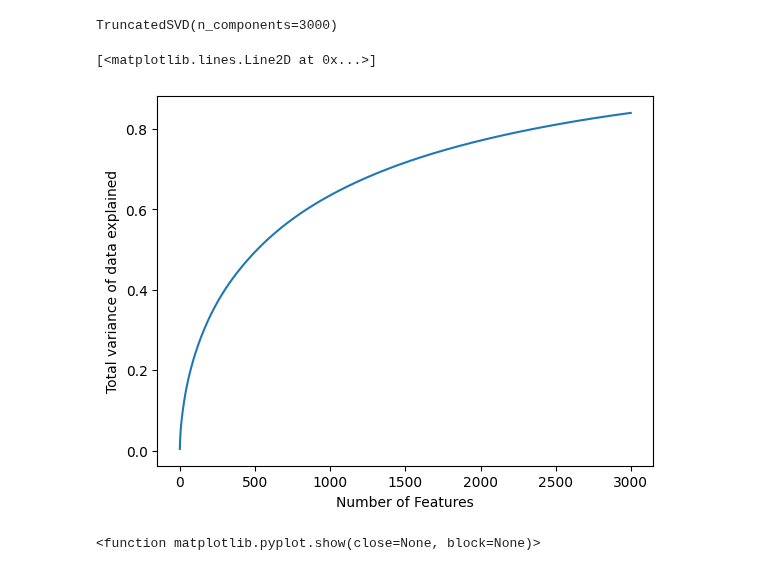
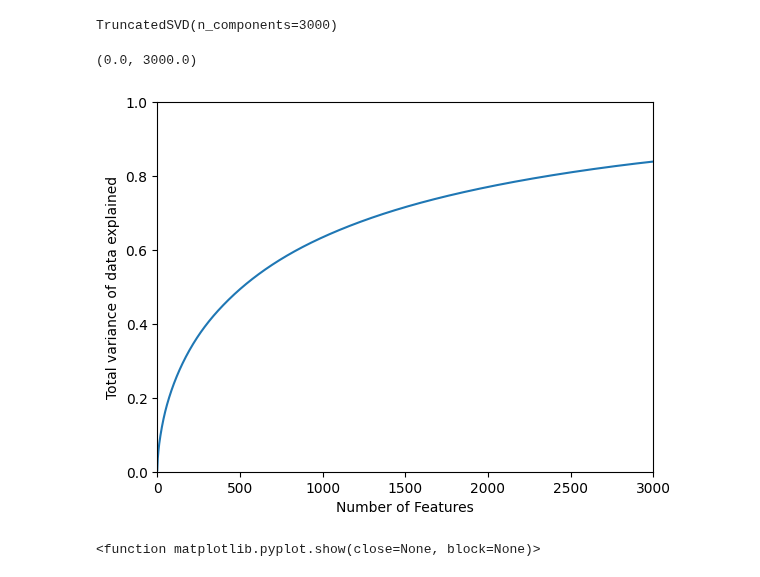
Before and after one commit to Jrh220700/maps_review, a Jupyter notebook: code/review_vectorising.ipynb, the cells around one changed output. Cells and saved outputs as stored; diff of their text form; code cells hidden in the pictures.

```diff
--- a/code/review_vectorising.ipynb
+++ b/code/review_vectorising.ipynb
@@ -46,11 +46,13 @@ variance = svd.explained_variance_ratio_
 # %%
 x = variance.cumsum()
 plt.ylabel("Total variance of data explained")
 plt.xlabel("Number of Features")
 plt.plot(x)
+plt.ylim(0,1)
+plt.xlim(0,len(x))
 # %% [output]
-[<matplotlib.lines.Line2D at 0x...>]
+(0.0, 3000.0)
-[figure, old version]
+[figure, new version]
 # %%
 import matplotlib.pyplot as plt
 
```
